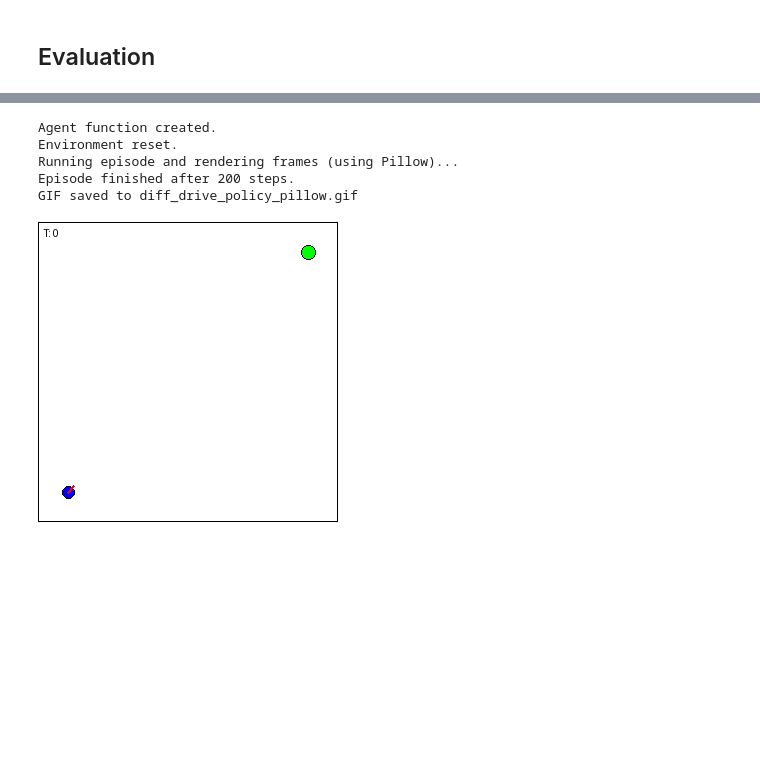
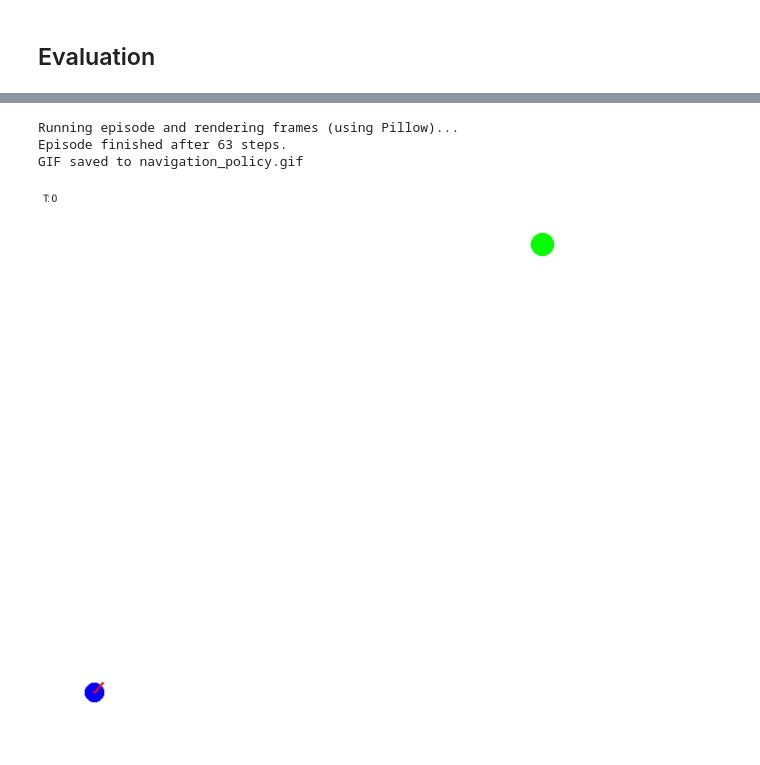
Before and after one commit to hadamove/quicknav-rl, a Jupyter notebook: src/notebooks/intro.ipynb, the cells around one changed output, grey strips where cells are left out. Drawn from its saved outputs; the diff is of its cells as text; code cells hidden in the pictures; blank space fills up the shorter version.

Commit message:
refactor: separate env and visualization

```diff
--- a/src/notebooks/intro.ipynb
+++ b/src/notebooks/intro.ipynb
@@ -8,7 +8,7 @@ from env.diff_drive_gymnax_env import DiffDriveEnv
 The autoreload extension is already loaded. To reload it, use:
   %reload_ext autoreload
 # %%
-env = DiffDriveEnv()
+env = NavigationEnv()
 
 config = {
     "env": env,
@@ -77,45 +79,48 @@ plt.show()
 # %%
 from IPython.display import Image as IPImage, display
+import env_vis
+import os
 
 
 # --- 1. Get Agent ---
 t0 = time.time()
 act = jax.jit(ppo.make_act(train_state))
 key = jax.random.PRNGKey(42)
 
 # --- 2. Setup Test Env ---
-env = DiffDriveEnv()
+env = NavigationEnv()
 params = env.default_params
 key, reset_key = jax.random.split(key)
 obs, state = env.reset(reset_key, params)
 done = False
-frames = [] # List to store frames for GIF
+
+# List to store frames for GIF
+frames = []
 
 # --- 3. Run Episode & Collect Frames ---
 print("Running episode and rendering frames (using Pillow)...")
 while not done:
     # Render current state to a NumPy frame BEFORE stepping
     # This now uses the Pillow-based render_frame method
-    frame = env.render_frame(state, params)
+    frame = env_vis.render_frame(state, params)
     frames.append(frame)
 
     # Choose action and step environment
     key, act_key, step_key = jax.random.split(key, 3)
-    action = act(obs, act_key).item() # Get Action
-    obs, state, _, done, _ = env.step(step_key, state, action, params) # Step Env
+    action = act(obs, act_key).item()
+    obs, state, _, done, _ = env.step(step_key, state, action, params)
 
 print(f"Episode finished after {len(frames)} steps.")
 
 # --- 4. Save and Display GIF ---
-gif_filename = "diff_drive_policy_pillow.gif" # Changed filename slightly
-DiffDriveEnv.save_gif(frames, gif_filename)
+os.makedirs("temp", exist_ok=True)
+gif_filename = "temp/navigation_policy.gif"
+env_vis.save_gif(frames, gif_filename)
 
 # Display the GIF in the notebook
 display(IPImage(filename=gif_filename))
 # %% [output]
-Agent function created.
-Environment reset.
 Running episode and rendering frames (using Pillow)...
-Episode finished after 200 steps.
-GIF saved to diff_drive_policy_pillow.gif
+Episode finished after 63 steps.
+GIF saved to navigation_policy.gif
-[figure, old version]
+[figure, new version]
```
Also changed, not shown: parts of 4 cells of this notebook, 5 other files.
